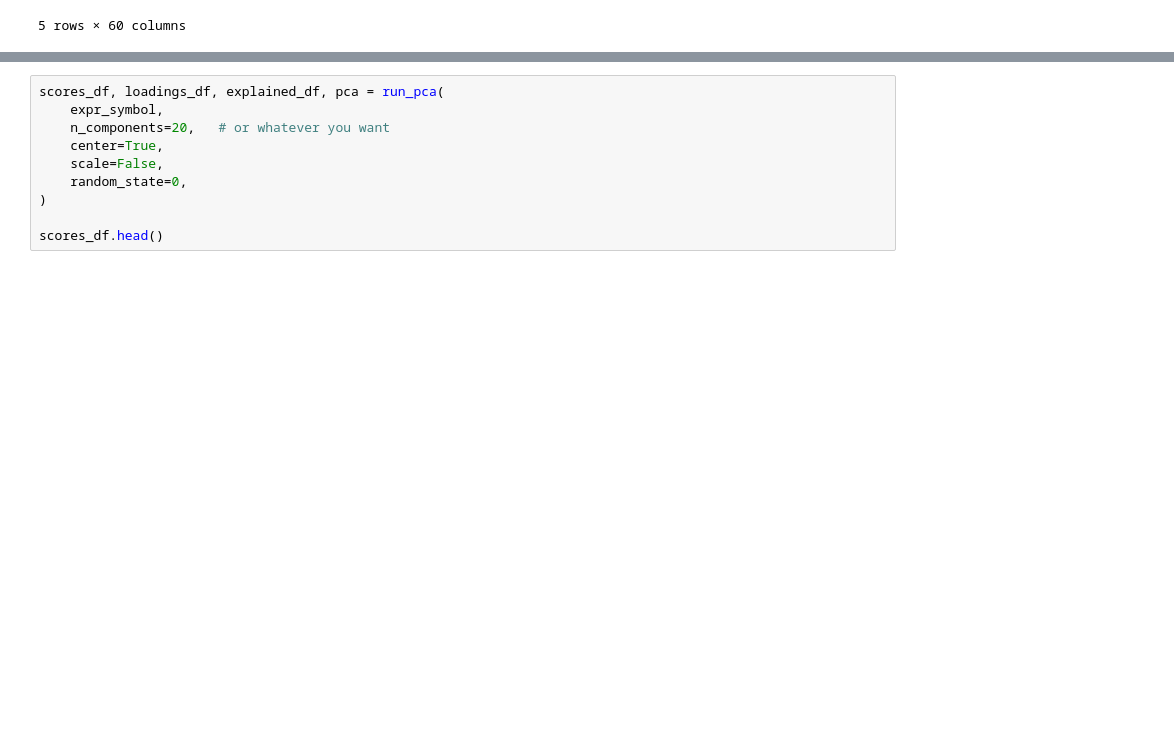
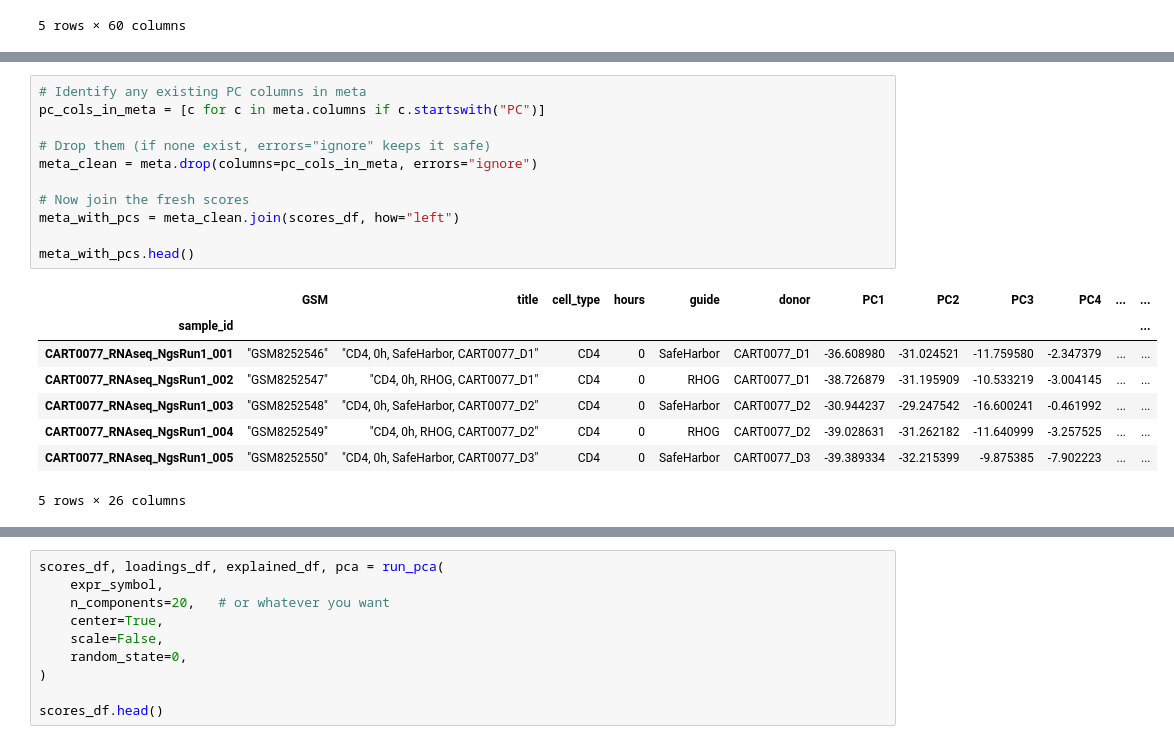
Before and after one commit to AnaBioAI/crispr_carT_AI_analysis, a Jupyter notebook: notebooks/A01_crispr_cart_pca_summary.ipynb/A01_crispr_cart_pca_summary.ipynb, the cells around one changed output, grey strips where cells are left out. Cells and saved outputs as stored; diff of their text form; blank space fills up the shorter version.

```diff
--- a/notebooks/A01_crispr_cart_pca_summary.ipynb/A01_crispr_cart_pca_summary.ipynb
+++ b/notebooks/A01_crispr_cart_pca_summary.ipynb/A01_crispr_cart_pca_summary.ipynb
@@ -115,0 +135,20 @@ meta.head()
+# %%
+# Identify any existing PC columns in meta
+pc_cols_in_meta = [c for c in meta.columns if c.startswith("PC")]
+
+# Drop them (if none exist, errors="ignore" keeps it safe)
+meta_clean = meta.drop(columns=pc_cols_in_meta, errors="ignore")
+
+# Now join the fresh scores
+meta_with_pcs = meta_clean.join(scores_df, how="left")
+
+meta_with_pcs.head()
+# %% [output]
+|  | GSM | title | cell_type | hours | guide | donor | PC1 | PC2 | PC3 | PC4 | ... | ... |
+| sample_id |  |  |  |  |  |  |  |  |  |  |  | ... |
+| CART0077_RNAseq_NgsRun1_001 | "GSM8252546" | "CD4, 0h, SafeHarbor, CART0077_D1" | CD4 | 0 | SafeHarbor | CART0077_D1 | -36.608980 | -31.024521 | -11.759580 | -2.347379 | ... | ... |
+| CART0077_RNAseq_NgsRun1_002 | "GSM8252547" | "CD4, 0h, RHOG, CART0077_D1" | CD4 | 0 | RHOG | CART0077_D1 | -38.726879 | -31.195909 | -10.533219 | -3.004145 | ... | ... |
+| CART0077_RNAseq_NgsRun1_003 | "GSM8252548" | "CD4, 0h, SafeHarbor, CART0077_D2" | CD4 | 0 | SafeHarbor | CART0077_D2 | -30.944237 | -29.247542 | -16.600241 | -0.461992 | ... | ... |
+| CART0077_RNAseq_NgsRun1_004 | "GSM8252549" | "CD4, 0h, RHOG, CART0077_D2" | CD4 | 0 | RHOG | CART0077_D2 | -39.028631 | -31.262182 | -11.640999 | -3.257525 | ... | ... |
+| CART0077_RNAseq_NgsRun1_005 | "GSM8252550" | "CD4, 0h, SafeHarbor, CART0077_D3" | CD4 | 0 | SafeHarbor | CART0077_D3 | -39.389334 | -32.215399 | -9.875385 | -7.902223 | ... | ... |
+5 rows × 26 columns
```
Also changed, not shown: parts of 21 cells of this notebook, 7 other files.
